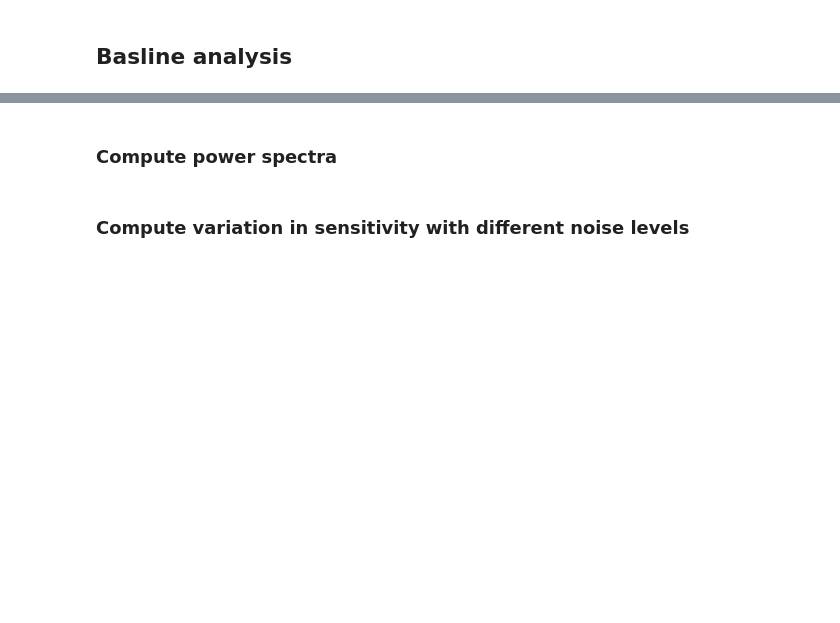
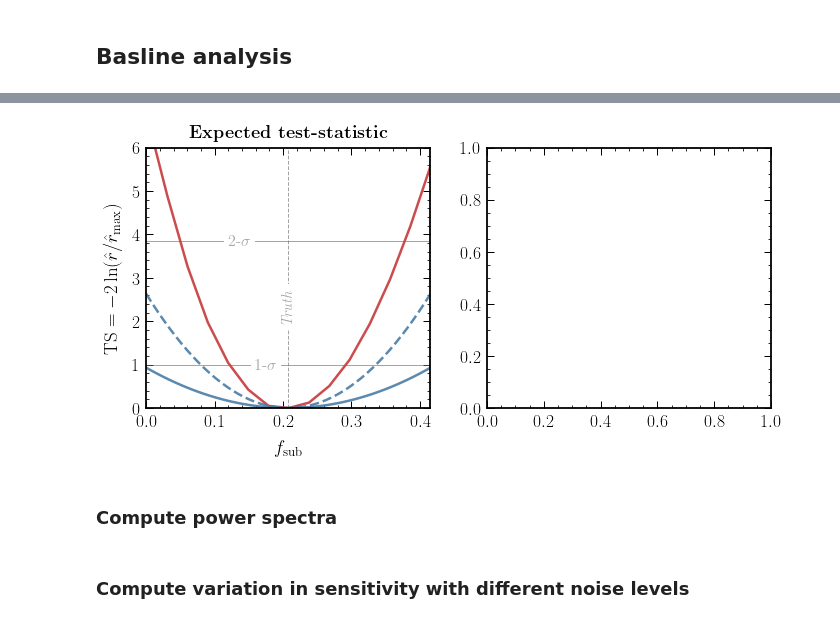
Before and after one commit to smsharma/neural-global-astrometry, a Jupyter notebook: notebooks/01_analysis.ipynb, the cells around one changed output, grey strips where cells are left out. Cells and saved outputs as stored; diff of their text form; code cells hidden in the pictures; blank space fills up the shorter version.

```diff
--- a/notebooks/01_analysis.ipynb
+++ b/notebooks/01_analysis.ipynb
@@ -87,8 +101,8 @@ class GaussianNoise(nn.Module):
             x = x + sampled_noise
         return x
 # %%
-n_trials = 100  # Number of samples to simulate
-n_test = 30  # Number of points in f_sub over which to compute likelihood ratio
+n_trials = 30  # Number of samples to simulate
+n_test = 15  # Number of points in f_sub over which to compute likelihood ratio
 
 out = np.zeros((n_trials, n_test))
 
@@ -116,2 +150,5 @@ for i_trial in tqdm(range(n_trials)):
+# %%
+s = 1 / (1 + np.exp(-out))  # Sigmoid projection
+out_mean = np.mean(np.log(s / (1 - s)), axis=0)
 # %%
-out_mean = np.mean(out, axis=0)
+np.mean(out, axis=0)
@@ -117,0 +165,80 @@ out_mean = np.mean(out, axis=0)
+# %%
+fig, ax = plt.subplots(1, 2, figsize=(11.2, 4.8))
+
+## TS profiles
+
+# Fisher forecast setup
+
+sigma_mu = .1
+sigma_alpha = None
+N_q = 1e8
+
+fDM_base = 1
+dfDM_base = 0.1
+
+Cl_ary_fid = pspecpop.C_l_ary*fDM_base
+
+p = pspecpop.C_l_ary*(fDM_base + dfDM_base)
+m = pspecpop.C_l_ary*(fDM_base - dfDM_base)
+
+fDM = Parameter('fDM', fDM_base ,dfDM_base ,None, True, p, m, None, None, '$\\f_\mathrm{DM}$' )
+
+M_calib_ary = np.logspace(8, 10) * M_s
+calib = 150 / np.trapz(pspecpop.rho_M_SI(M_calib_ary, alpha=-1.9), M_calib_ary)
+
+M_ary = np.logspace(-6, 10) * M_s
+f_sub_fid = np.trapz(M_ary * calib * pspecpop.rho_M_SI(M_ary, alpha=-1.9), M_ary) / M_MW
+
+signal = np.linspace(1e-3, 2, 100)
+
+ls_list = ['--', '-']
+
+llrmin, llrmax = 0., 15.
+
+llr = - 2 * out_mean
+llr -= np.min(llr)
+llr = np.clip(llr, llrmin, llrmax)
+
+# Plot TS profile obtained by neural LR estimation
+ax[0].plot((f_sub_fid / 150) * theta_test.squeeze().detach().numpy(), llr, label="SBI", color=cols_default[0])
+
+# Get fisher 1-sigma uncertainty for different multipole thresholds
+# the plot the respective TS profiles
+
+for i_l, l_min in enumerate([5, 10]):
+
+    parameters = [Cl_ary_fid, None, pspecpop.l_min, pspecpop.l_max, fDM]
+    observation = AstrometryObservation(fsky=1, sigma_mu=sigma_mu, sigma_alpha=None, N_q_mu=N_q, l_min_mu=l_min, l_max_mu=300, l_min_alpha=200, l_max_alpha=2000)
+
+    fshr = FisherForecast(parameters, observation)
+
+    sigma=fshr.pars_vary[0].sigma
+
+    x_arr=np.linspace(0, 2)
+    LL_ary = norm.logpdf(x_arr, fDM_base, sigma)
+    ax[0].plot(f_sub_fid * x_arr, -2 * (LL_ary - np.max(LL_ary)), label=r"PS, $\ell \geq {}$".format(l_min), ls=ls_list[i_l], color=cols_default[1])
+
+    print(fshr.pars_vary[0].sigma * f_sub_fid)
+
+# Significance thresholds
+
+ax[0].axhline(chi2.isf(1 - .95, 1), color='dimgrey', alpha=0.6, lw=1)
+t = ax[0].text(f_sub_fid / 3 + 0.05, chi2.isf(1 - .95, 1), r"2-$\sigma$",  color='dimgrey', alpha=0.6, fontsize=16, verticalalignment='center')
+t.set_bbox(dict(facecolor='white', alpha=1., edgecolor='white'))
+
+ax[0].axhline(chi2.isf(1 - .68, 1), color='dimgrey', alpha=0.6, lw=1)
+t = ax[0].text(f_sub_fid / (3 / 2) + 0.02, chi2.isf(1 - .68, 1), r"1-$\sigma$",  color='dimgrey', alpha=0.6, fontsize=16, verticalalignment='center')
+t.set_bbox(dict(facecolor='white', alpha=1., edgecolor='white'))
+
+ax[0].axvline(f_sub_fid, color='dimgrey', lw=1, ls='--', alpha=0.6)
+t = ax[0].text(f_sub_fid, 2, r"\emph{Truth}", rotation=90, horizontalalignment='center', fontsize=15, color='dimgrey', alpha=0.6)
+t.set_bbox(dict(facecolor='white', alpha=1., edgecolor='white'))
+
+ax[0].set_ylim(-0.01, 6)
+ax[0].set_xlim(0.0, 0.415)
+
+ax[0].set_xlabel(r"$f_\mathrm{sub}$")
+ax[0].set_ylabel(r"$\mathrm{TS}  = -2 \ln  (\hat r / \hat r_\mathrm{max}) $")
+
+ax[0].set_title(r"\bf{Expected test-statistic}", y=1.008)
+# %% [output]
@@ -118,3 +248,4 @@ out_mean = np.mean(out, axis=0)
+[figure, added]
 # %% [markdown]
 ### Compute power spectra
 # %%
```
Also changed, not shown: parts of 6 cells of this notebook, 57 other files.
